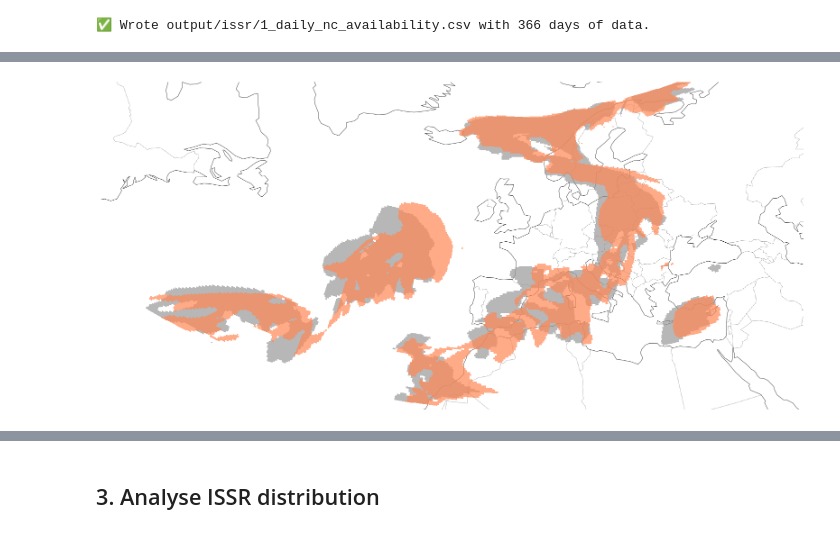
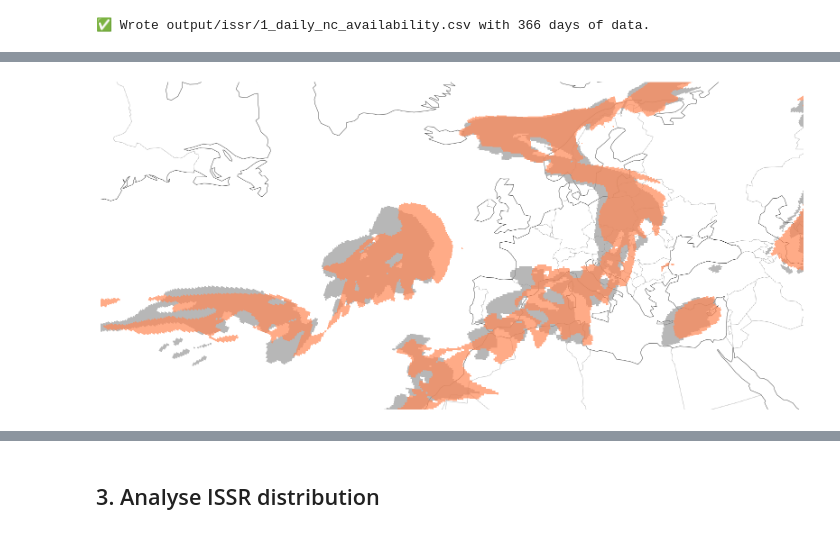
Before and after one commit to Transport-Environment/atm_and_contrail_avoidance, a Jupyter notebook: 3_issr.ipynb, the cells around one changed output, grey strips where cells are left out. Cells and saved outputs as stored; diff of their text form; code cells hidden in the pictures.

Commit message:
Clean up ISSR.ipynb

```diff
--- a/3_issr.ipynb
+++ b/3_issr.ipynb
@@ -256,16 +208,14 @@ plot_map(ds, var="ef_per_m", vmin=0, vmax=1e9, savepath="output/forcing/2_issr_m
 ![image-2.png](figures\3_issr\issr_2_contrail_map@2x.png)
 # %%
 import matplotlib.pyplot as plt
-import matplotlib.cm as cm
-import matplotlib.colors as mcolors
+from matplotlib.colors import ListedColormap, BoundaryNorm
 import cartopy.crs as ccrs
 import cartopy.feature as cfeature
 import numpy as np
-from scipy.ndimage import gaussian_filter
 
 # Load two snapshots 3 hours apart
-datasets = [subset_region(xr.open_dataset(r"data\issr\20240101T00.nc"), regions["Eurocontrol + North Atlantic"]),
-            subset_region(xr.open_dataset(r"data\issr\20240101T03.nc"), regions["Eurocontrol + North Atlantic"])]
+datasets = [xr.open_dataset(r"data\issr\20240101T00.nc"),
+            xr.open_dataset(r"data\issr\20240101T03.nc")]
 
 
 # --- Setup base map ---
@@ -293,13 +243,8 @@ ax.add_feature(cfeature.BORDERS, linewidth=0.5, linestyle=":")
 ax.add_feature(cfeature.LAND, facecolor="white")
 ax.add_feature(cfeature.OCEAN, facecolor="white")
 
-import numpy as np
-from matplotlib.colors import ListedColormap, BoundaryNorm
-from matplotlib.patches import Patch
-
-# --- Discrete colormap: 0=white, 1=orange, 2=magenta ---
-cmap = ListedColormap(['white', '#999999', '#4d45ff'])
-bounds = [-0.5, 0.5, 1.5, 2.5]
+cmap = ListedColormap(['white', '#999999'])
+bounds = [-0.5, 0.5, 2.5]
 norm = BoundaryNorm(bounds, cmap.N)
 
 ds0, ds1 = datasets[0], datasets[1]
@@ -320,36 +265,34 @@ layer1 = np.where(m1, m1,  np.nan) # regions at T+12h shown as color for value 2
 cmap_with_alpha = cmap.copy()
 cmap_with_alpha.set_bad((0, 0, 0, 0))
 
 # --- Draw the two transparent overlays ---
 # transpose + origin='lower' so x~lon, y~lat consistent with your imshow
 ax.imshow(
     layer0.T, origin="lower", interpolation="nearest",
     cmap=cmap_with_alpha, norm=norm, transform=ccrs.PlateCarree(), extent=extent, alpha=0.7, zorder=3
 )
 
 
 # --- Define discrete color map ---
 # Boundaries define the edges of color intervals
 boundaries = [-1e15, 1e15]
 # Colors for each interval
 colors = ['#ff8754']
 cmap = ListedColormap(colors)
 norm = BoundaryNorm(boundaries, cmap.N, clip=True)
 
 ax.imshow(
     layer1.T, origin="lower", interpolation="nearest",
     cmap=cmap, norm=norm, transform=ccrs.PlateCarree(), extent=extent, alpha=0.7, zorder=4
 )
 
 plt.axis("off")
 plt.tight_layout()
 plt.savefig("output/forcing/3_issr_movement.png", bbox_inches="tight", pad_inches=0)
 
 plt.show()
-
-#
 # %% [output]
-[figure, old version]
+[figure, new version]
 # %% [markdown]
 ![image-2.png](figures\3_issr\issr_3_movement@2x.png)
 # %% [markdown]
```
Also changed, not shown: parts of 15 cells of this notebook, 7 other files.
